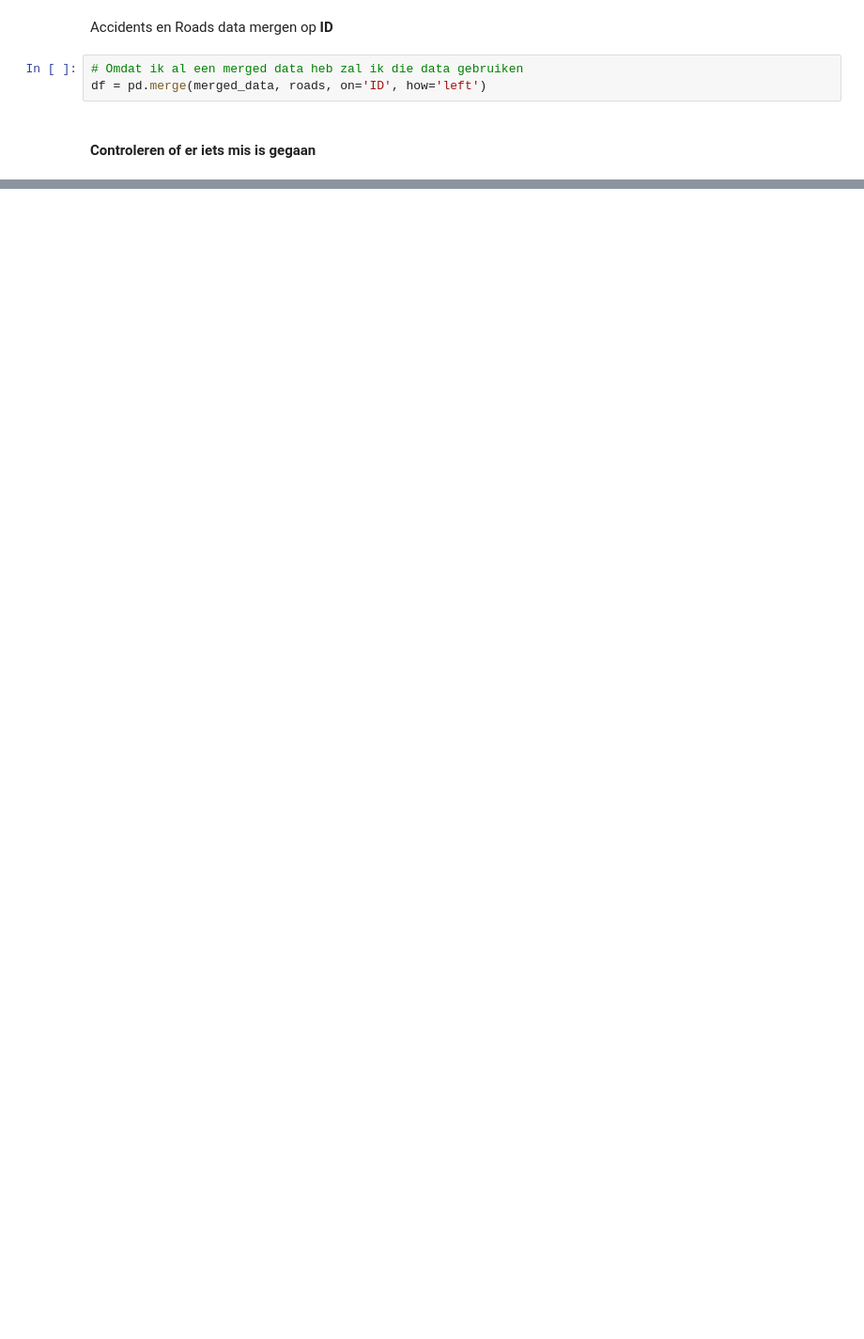
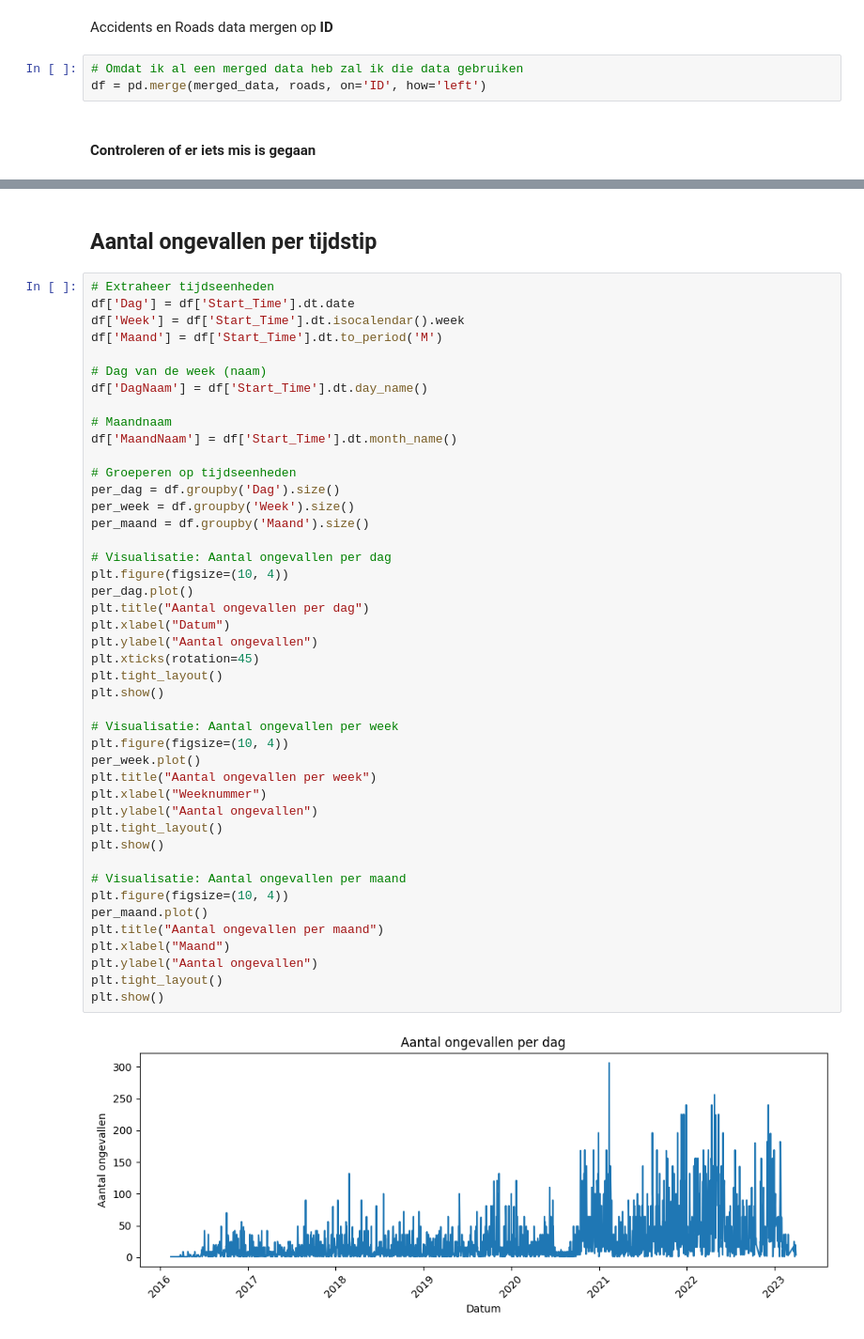
Before and after one commit to inalbekir/Portfolio, a Jupyter notebook: main.ipynb, the cells around one changed output, grey strips where cells are left out. Shown: that part at 94% size. Drawn from its saved outputs; the diff is of its cells as text; blank space fills up the shorter version.

```diff
--- a/main.ipynb
+++ b/main.ipynb
@@ -393 +394,49 @@ Traffic_Signal       0
 dtype: int64
+# %% [markdown]
+## Aantal ongevallen per tijdstip
+# %%
+# Extraheer tijdseenheden
+df['Dag'] = df['Start_Time'].dt.date
+df['Week'] = df['Start_Time'].dt.isocalendar().week
+df['Maand'] = df['Start_Time'].dt.to_period('M')
+
+# Dag van de week (naam)
+df['DagNaam'] = df['Start_Time'].dt.day_name()
+
+# Maandnaam
+df['MaandNaam'] = df['Start_Time'].dt.month_name()
+
+# Groeperen op tijdseenheden
+per_dag = df.groupby('Dag').size()
+per_week = df.groupby('Week').size()
+per_maand = df.groupby('Maand').size()
+
+# Visualisatie: Aantal ongevallen per dag
+plt.figure(figsize=(10, 4))
+per_dag.plot()
+plt.title("Aantal ongevallen per dag")
+plt.xlabel("Datum")
+plt.ylabel("Aantal ongevallen")
+plt.xticks(rotation=45)
+plt.tight_layout()
+plt.show()
+
+# Visualisatie: Aantal ongevallen per week
+plt.figure(figsize=(10, 4))
+per_week.plot()
+plt.title("Aantal ongevallen per week")
+plt.xlabel("Weeknummer")
+plt.ylabel("Aantal ongevallen")
+plt.tight_layout()
+plt.show()
+
+# Visualisatie: Aantal ongevallen per maand
+plt.figure(figsize=(10, 4))
+per_maand.plot()
+plt.title("Aantal ongevallen per maand")
+plt.xlabel("Maand")
+plt.ylabel("Aantal ongevallen")
+plt.tight_layout()
+plt.show()
+# %% [output]
+[figure, added]
```
Also changed, not shown: parts of 14 cells of this notebook.
